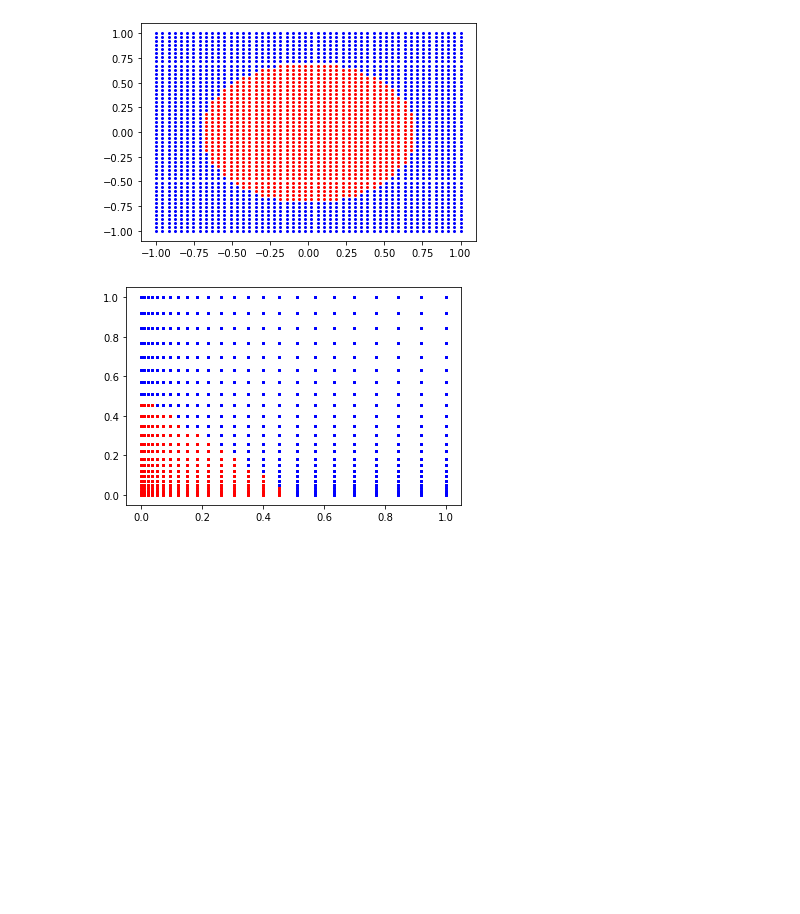
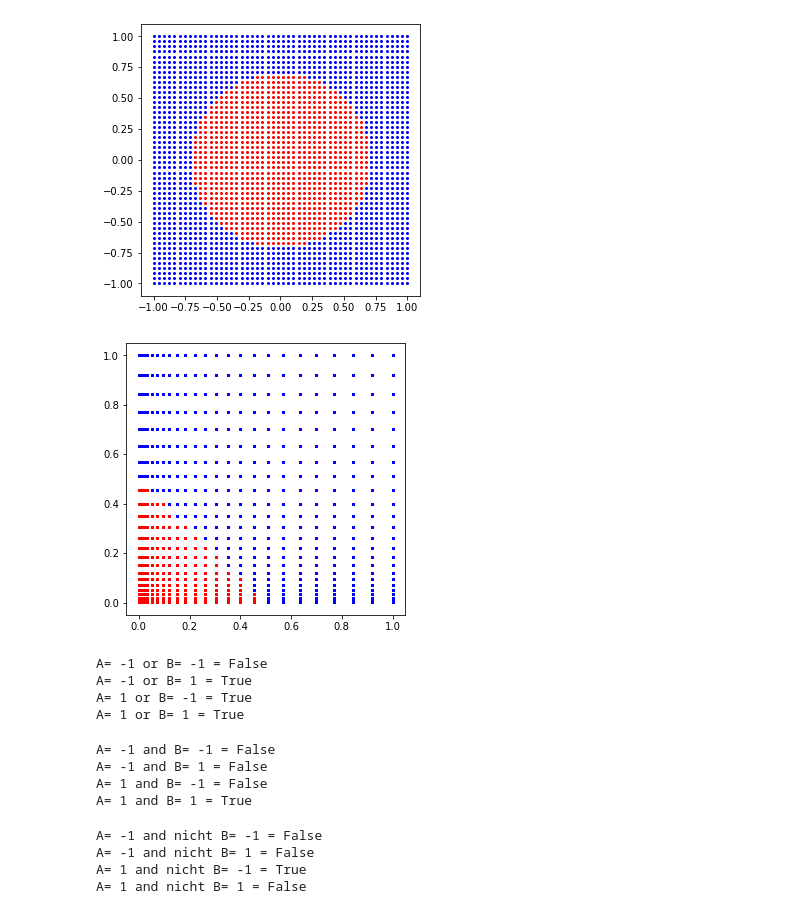
Before and after one commit to kalkofja/DataScienceLeuphana, a Jupyter notebook: Einführung maschinelles Lernen/PS3.ipynb, the cells around one changed output. Drawn from its saved outputs; the diff is of its cells as text; code cells hidden in the pictures; blank space fills up the shorter version.

```diff
--- a/Einführung maschinelles Lernen/PS3.ipynb
+++ b/Einführung maschinelles Lernen/PS3.ipynb
@@ -31,11 +32,13 @@ def transform_xx(points):
     return trans_point
 # %%
 Grid=points(X1,X2)
+plt.figure(figsize=(5,5))
 plot(Grid)
 # %% [output]
-[figure, old version]
+[figure, new version]
 # %%
 Grid_trans = transform_xx(Grid)
+plt.figure(figsize=(5,5))
 plot(Grid_trans)
 # %% [output]
-[figure, old version]
+[figure, new version]
@@ -41,0 +101,21 @@ plot(Grid_trans)
+# %%
+boolean_AorB(A,B)
+# %% [output]
+A= -1 or B= -1 = False
+A= -1 or B= 1 = True
+A= 1 or B= -1 = True
+A= 1 or B= 1 = True
+# %%
+boolean_AandB(A,B)
+# %% [output]
+A= -1 and B= -1 = False
+A= -1 and B= 1 = False
+A= 1 and B= -1 = False
+A= 1 and B= 1 = True
+# %%
+boolean_Aand_notB (A,B)
+# %% [output]
+A= -1 and nicht B= -1 = False
+A= -1 and nicht B= 1 = False
+A= 1 and nicht B= -1 = True
+A= 1 and nicht B= 1 = False
```
Also changed, not shown: parts of 4 cells of this notebook.
